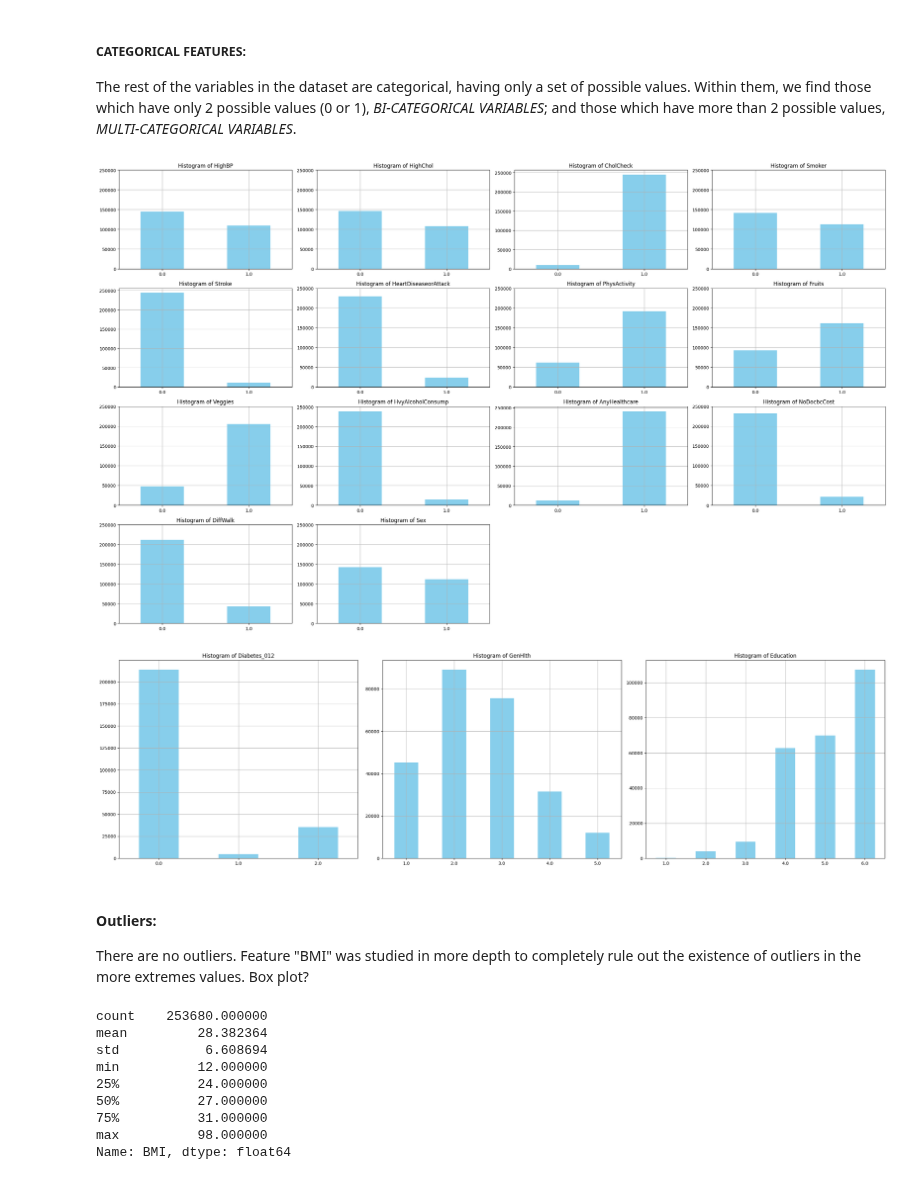
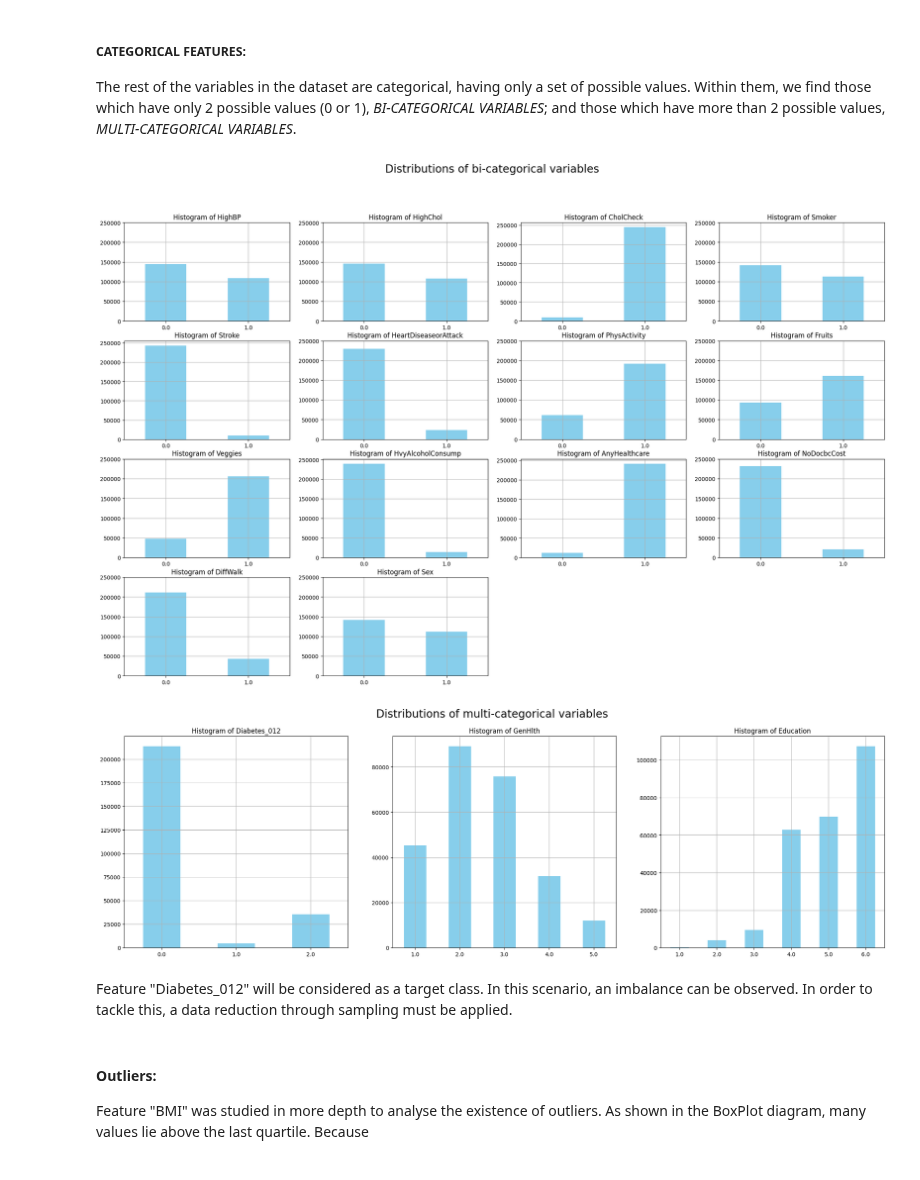
Before and after one commit to AliGarAlon/Diabetes_Project, a Jupyter notebook: diabetes_model.ipynb, the cells around one changed output. Saved outputs shown, nothing was run; the diff lists cells and outputs as text; code cells hidden in the pictures.

```diff
--- a/diabetes_model.ipynb
+++ b/diabetes_model.ipynb
@@ -166,35 +163,36 @@ The rest of the variables in the dataset are categorical, having only a set of p
 # %%
 # BI-CATEGORICAL VARIABLES:
 df_biCategorical = df[['HighBP','HighChol','CholCheck','Smoker','Stroke','HeartDiseaseorAttack','PhysActivity','Fruits','Veggies','HvyAlcoholConsump','AnyHealthcare','NoDocbcCost','DiffWalk','Sex']]
 
 # Creation of subplots:
 fig, axes = plt.subplots(nrows=4, ncols=4, figsize=(25, 15)) #'axes' is an array with two elements, 2D.
                                                             # Each 'axes' object represents one subplot.
 
 # Flatten the axes array to a 1D array
 axes = axes.flatten()#Converting the 2D array of axes objects into a 1D array.
                      #Useful when you want iterating over the subplots,
                      #regardless of whether there is one row or multiple rows.
 
 # Remove empty subplot in row 2, column 3 because it is empty
 fig.delaxes(axes[-2])
 fig.delaxes(axes[-1])
 
 for i, feature in enumerate(df_biCategorical.columns):
     ax = axes[i]
     df_biCategorical[feature].value_counts().sort_index().plot(kind='bar', color='skyblue', ax=ax)
     ax.set_title(f'Histogram of {feature}')
     ax.set_xlabel('')
     # Rotate x-axis labels
     ax.set_xticklabels(ax.get_xticklabels(), rotation=0)
     ax.set_yticks(np.arange(0, 300000, 50000))
     ax.grid(True)
 
 # Adjust layout
-plt.tight_layout()
+plt.suptitle("Distributions of bi-categorical variables", fontsize=20)
+#plt.tight_layout()
 plt.show()
 # %% [output]
-[figure, old version]
+[figure, new version]
 # %%
 #MULTI-CATEGORICAL VARIABLES:
 df_multiCategorical = df[['Diabetes_012','GenHlth','Education']]
@@ -213,23 +211,14 @@ for i, feature in enumerate(df_multiCategorical.columns):
     ax.grid(True)
 
 # Adjust layout
-plt.tight_layout()
+#plt.tight_layout()
+plt.suptitle("Distributions of multi-categorical variables", fontsize=20)
 plt.show()
 # %% [output]
-[figure, old version]
+[figure, new version]
+# %% [markdown]
+Feature "Diabetes_012" will be considered as a target class. In this scenario, an imbalance can be observed. In order to tackle this, a data reduction through sampling must be applied.
 # %% [markdown]
 #### Outliers:
-There are no outliers. Feature "BMI" was studied in more depth to completely rule out the existence of outliers in the more extremes values. Box plot?
+Feature "BMI" was studied in more depth to analyse the existence of outliers. As shown in the BoxPlot diagram, many values lie above the last quartile. Because
-# %%
-df_numerical['BMI'].describe()
-# %% [output]
-count    253680.000000
-mean         28.382364
-std           6.608694
-min          12.000000
-25%          24.000000
-50%          27.000000
-75%          31.000000
-max          98.000000
-Name: BMI, dtype: float64
 # %%
```
Also changed, not shown: parts of 19 cells of this notebook.
